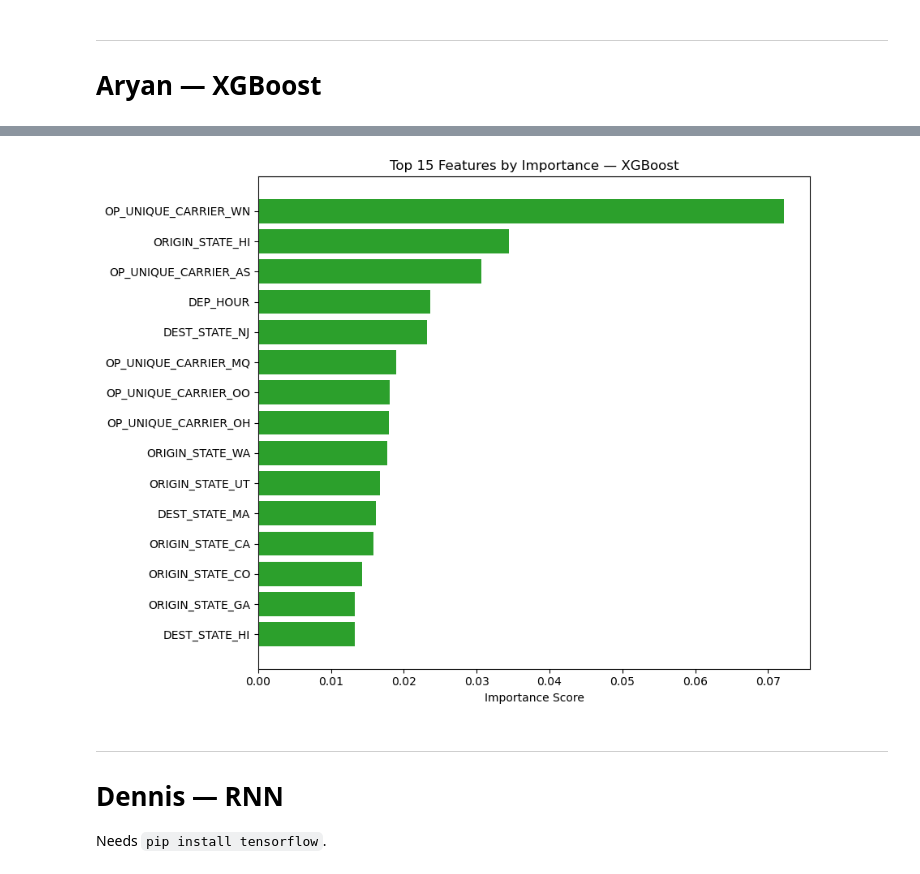
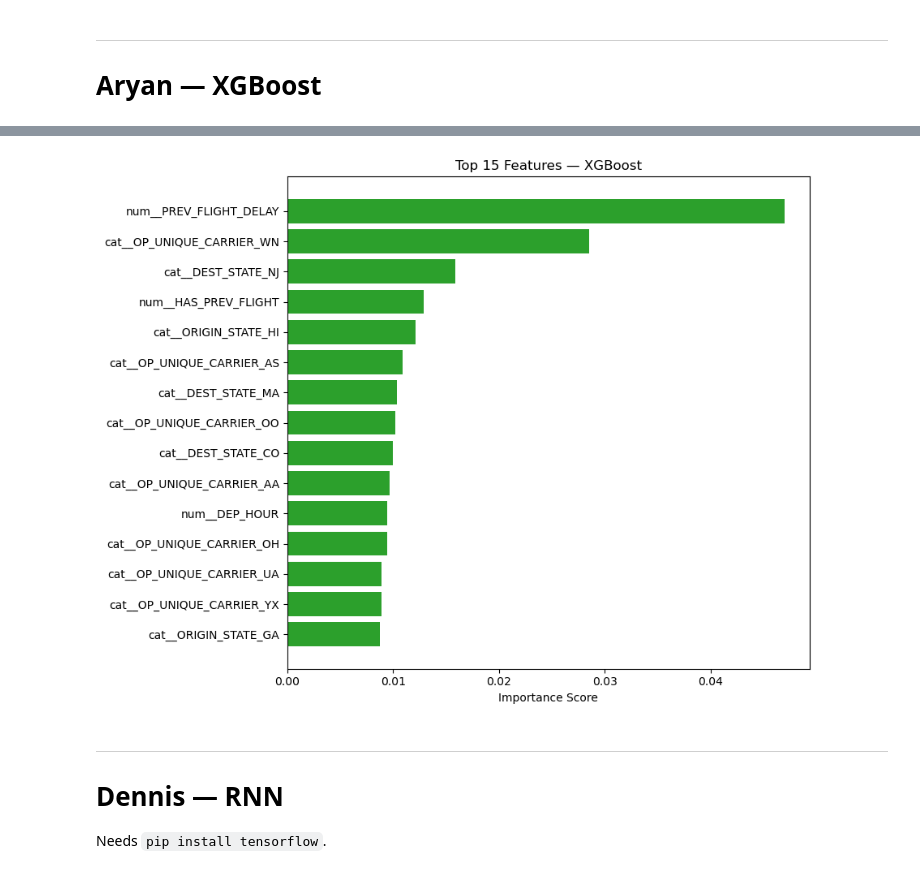
Before and after one commit to dennisous/STT811-Project, a Jupyter notebook: model_analysis.ipynb, the cells around one changed output, grey strips where cells are left out. Drawn from its saved outputs; the diff is of its cells as text; code cells hidden in the pictures.

Commit message:
way better results with new data, 500k sample for each

```diff
--- a/model_analysis.ipynb
+++ b/model_analysis.ipynb
@@ -79,14 +82,16 @@ from sklearn.preprocessing import MinMaxScaler, OneHotEncoder
 from sklearn.compose import ColumnTransformer
 
 
-numeric_features = X_train.select_dtypes(include = ["int8", "int16", "int32", "int64", "float16", "float32", "float64"]).columns
-categorical_features = X_train.select_dtypes(include = ["object"]).columns
+numeric_features = X_train.select_dtypes(include=["int8", "int16", "int32", "int64", "float16", "float32", "float64"]).columns
+categorical_features = X_train.select_dtypes(include=["object"]).columns
 
 preprocessor = ColumnTransformer(
-    transformers = [
+    transformers=[
         ("num", MinMaxScaler(), numeric_features),
-        ("cat", OneHotEncoder(), categorical_features)
-    ])
+        ("cat", OneHotEncoder(handle_unknown="ignore", sparse_output=False), categorical_features),
+    ]
+)
 
 X_train_preprocessed = preprocessor.fit_transform(X_train)
 X_test_preprocessed = preprocessor.transform(X_test)
+print(f"Encoded shapes — train: {X_train_preprocessed.shape}, test: {X_test_preprocessed.shape}")
@@ -250,13 +238,14 @@ Text(0.5, 1.0, 'Top 15 Features by |Coefficient| — Logistic Regression')
 # %%
 from sklearn.ensemble import RandomForestClassifier
 
+# Uses the same 500k sample defined in the Logistic Regression cell
 rf_model = RandomForestClassifier(
     n_estimators=100,
     max_depth=20,
-    class_weight='balanced',
+    class_weight="balanced",
     random_state=42,
     n_jobs=-1,
 )
-rf_model.fit(X_train, y_train)
+rf_model.fit(X_train_500k, y_train_500k)
 
-results.append(evaluate('Random Forest', rf_model, X_test, y_test))
+results.append(evaluate('Random Forest', rf_model, X_test_preprocessed, y_test))
@@ -338,29 +337,21 @@ weighted avg       0.72      0.50      0.58   1260959
 # %%
-# TODO (Aryan): Feature importance plot — For numerical features only
-# 1. Get importances from xgb_model.feature_importances_
-# 2. Map to numerical feature names
-# 3. Find the top 15
-# 4. Plot as horizontal bar chart
-
+# XGBoost feature importance — use encoded feature names to match the model
 importances = xgb_model.feature_importances_
-numerical_features = X_train.select_dtypes(include=[np.number]).columns
+feature_names = preprocessor.get_feature_names_out()
 
 importance_df = pd.DataFrame({
-    'feature': numerical_features,
-    'importance': importances,
-})
-
-top15 = importance_df.nlargest(15, 'importance').sort_values('importance')
+    "feature": feature_names,
+    "importance": importances,
+}).nlargest(15, "importance").sort_values("importance")
 
 fig, ax = plt.subplots(figsize=(9, 7))
-ax.barh(top15['feature'], top15['importance'], color='#2ca02c')
-
-ax.set_xlabel('Importance Score')
-ax.set_title('Top 15 Features by Importance — XGBoost')
+ax.barh(importance_df["feature"], importance_df["importance"], color="#2ca02c")
+ax.set_xlabel("Importance Score")
+ax.set_title("Top 15 Features — XGBoost")
 plt.tight_layout()
 plt.show()
 # %% [output]
-[figure, old version]
+[figure, new version]
 # %% [markdown]
 ---
 # Dennis — RNN
```
Also changed, not shown: parts of 24 cells of this notebook.
